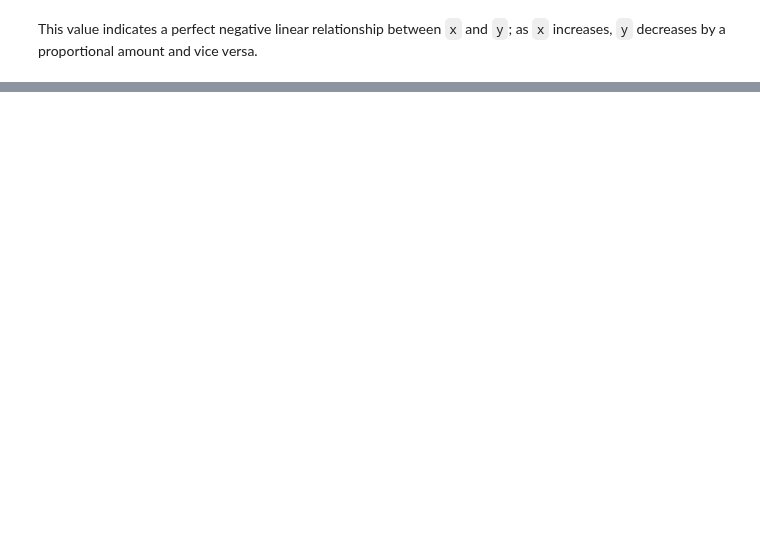
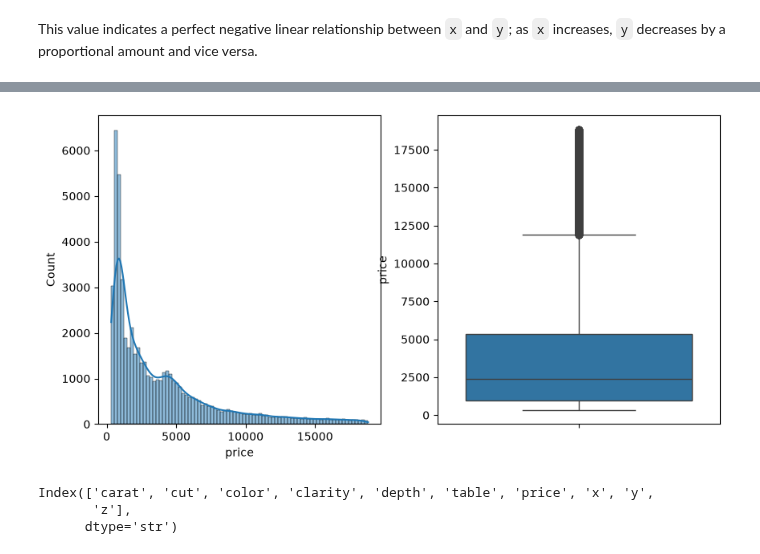
Before and after one commit to shubha95/python, a Jupyter notebook: Applied Data Science with Python/Instructor_Slide_and_Notebooks/Lesson_06_Math and Statistics Fundamentals/6.02_Statistics_Fundamentals.ipynb, the cells around one changed output, grey strips where cells are left out. Saved outputs shown, nothing was run; the diff lists cells and outputs as text; code cells hidden in the pictures; blank space fills up the shorter version.

```diff
--- a/Applied Data Science with Python/Instructor_Slide_and_Notebooks/Lesson_06_Math and Statistics Fundamentals/6.02_Statistics_Fundamentals.ipynb
+++ b/Applied Data Science with Python/Instructor_Slide_and_Notebooks/Lesson_06_Math and Statistics Fundamentals/6.02_Statistics_Fundamentals.ipynb
@@ -621,0 +656,5 @@ Measures of Shape
+# %%
+# loading diamonds
+import pandas as pd
+df = sns.load_dataset("diamonds")
+df.head()
@@ -621,0 +1539,10 @@ Measures of Shape
+# %%
+# visual analysis
+plt.figure(figsize=(10, 5))
+plt.subplot(1, 2, 1)
+sns.histplot(df.price, kde=True)
+plt.subplot(1, 2, 2)
+sns.boxplot(df.price)
+plt.show()
+# %% [output]
+[figure, added]
@@ -621,0 +1553,6 @@ Measures of Shape
+# %%
+df.columns
+# %% [output]
+Index(['carat', 'cut', 'color', 'clarity', 'depth', 'table', 'price', 'x', 'y',
+       'z'],
+      dtype='str')
```
Also changed, not shown: parts of 43 cells of this notebook, 1 other file.
